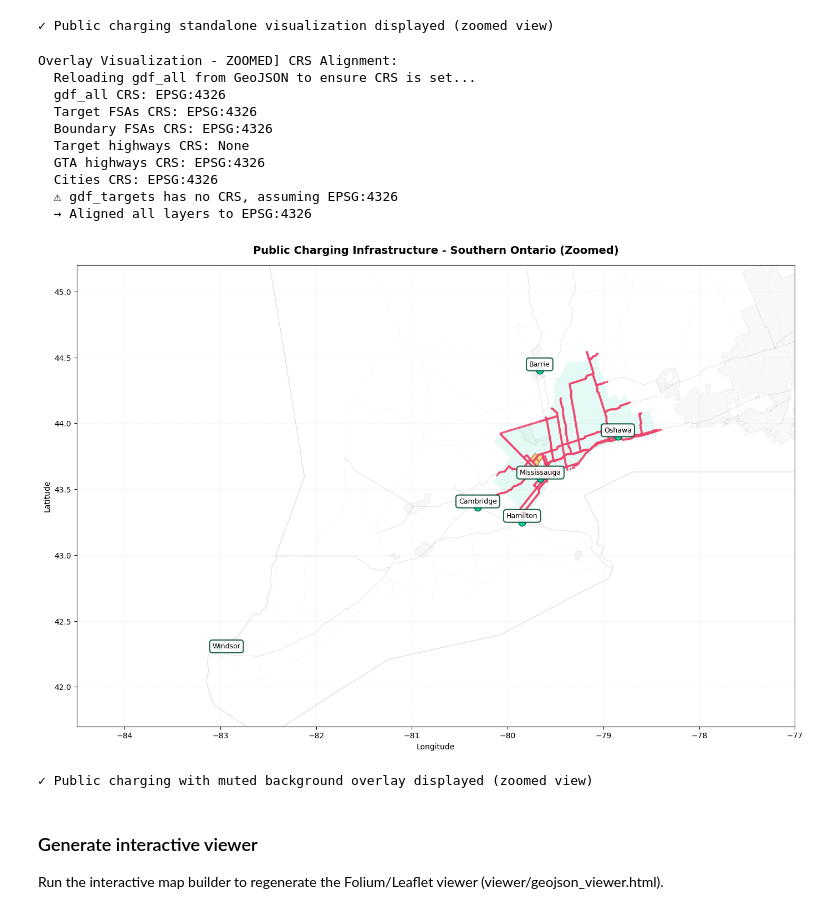
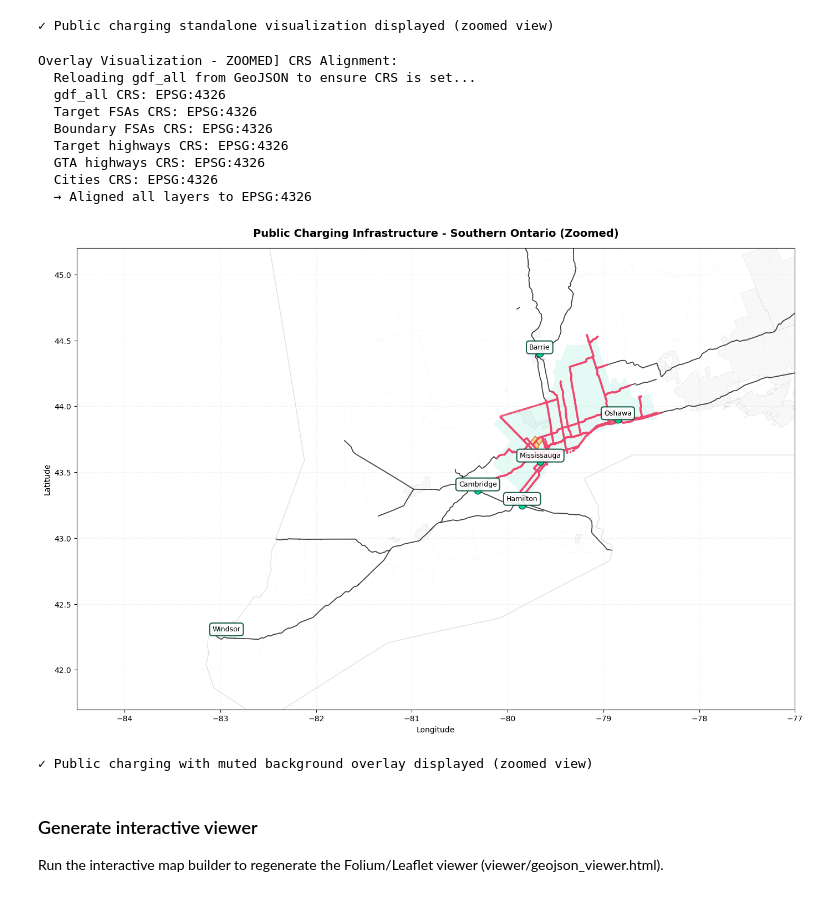
Before and after one commit to PowerON-Energy-Solutions/MHDV-Corridor-Location-Analysis, a Jupyter notebook: notebooks/highway_network_analysis.ipynb, the cells around one changed output. Cells and saved outputs as stored; diff of their text form; code cells hidden in the pictures.

```diff
--- a/notebooks/highway_network_analysis.ipynb
+++ b/notebooks/highway_network_analysis.ipynb
@@ -1329,7 +1446,7 @@ gdf_fsa_target_zoomed.plot(ax=ax, color='#E8E8E8', edgecolor='#C0C0C0', linewidt
 gdf_boundary_fsa.plot(ax=ax, color='none', edgecolor='#B0B0B0', linewidth=1, alpha=0.4, zorder=2)
 gdf_all_zoomed.plot(ax=ax, color='#D0D0D0', linewidth=0.2, alpha=0.15, zorder=3)
 
-# Muted background highways from cell 46
+# Background highways (black, more visible)
 line_segments_bg = []
 line_colors_bg = []
 for hwy in sorted(gdf_targets_zoomed['matched_highway'].unique()):
@@ -1340,10 +1457,10 @@ for hwy in sorted(gdf_targets_zoomed['matched_highway'].unique()):
             if geom.geom_type == 'LineString':
                 coords = list(geom.coords)
                 line_segments_bg.append(coords)
-                line_colors_bg.append('#CCCCCC')
+                line_colors_bg.append('#000000')
 
 if line_segments_bg:
-    lc_bg = LineCollection(line_segments_bg, colors=line_colors_bg, linewidths=0.8, alpha=0.25, zorder=3)
+    lc_bg = LineCollection(line_segments_bg, colors=line_colors_bg, linewidths=1.2, alpha=0.5, zorder=3)
     ax.add_collection(lc_bg)
 
 # Now add public charging layers in bright colors on top
@@ -1367,36 +1484,35 @@ if not gdf_cities.empty:
     for idx, row in gdf_cities.iterrows():
         dx = 0.08 if row['City'] == 'Windsor' else 0.0
         dy = -0.02 if row['City'] == 'Windsor' else 0.02
         ax.text(row.geometry.x + dx, row.geometry.y + dy, row['City'],
                fontsize=9, ha='center', va='bottom',
                bbox=dict(boxstyle='round,pad=0.4', facecolor='white',
                         edgecolor='#044f38', linewidth=1.5, alpha=0.9),
                zorder=8)
 
 # Set axis limits to zoom into southern Ontario (faster rendering)
 ax.set_xlim(min_lon, max_lon)
 ax.set_ylim(min_lat, max_lat)
 
 ax.set_title('Public Charging Infrastructure - Southern Ontario (Zoomed)', fontsize=14, fontweight='bold', pad=15)
 ax.set_xlabel('Longitude', fontsize=10)
 ax.set_ylabel('Latitude', fontsize=10)
 ax.grid(True, linestyle='--', alpha=0.15)
 plt.tight_layout()
 plt.show()
 
 print("✓ Public charging with muted background overlay displayed (zoomed view)")
 # %% [output]
 Overlay Visualization - ZOOMED] CRS Alignment:
   Reloading gdf_all from GeoJSON to ensure CRS is set...
   gdf_all CRS: EPSG:4326
   Target FSAs CRS: EPSG:4326
   Boundary FSAs CRS: EPSG:4326
-  Target highways CRS: None
+  Target highways CRS: EPSG:4326
   GTA highways CRS: EPSG:4326
   Cities CRS: EPSG:4326
-  ⚠ gdf_targets has no CRS, assuming EPSG:4326
   → Aligned all layers to EPSG:4326
-[figure, old version]
+[figure, new version]
 ✓ Public charging with muted background overlay displayed (zoomed view)
 # %% [markdown]
 ### Generate interactive viewer
```
Also changed, not shown: parts of 3 cells of this notebook.
